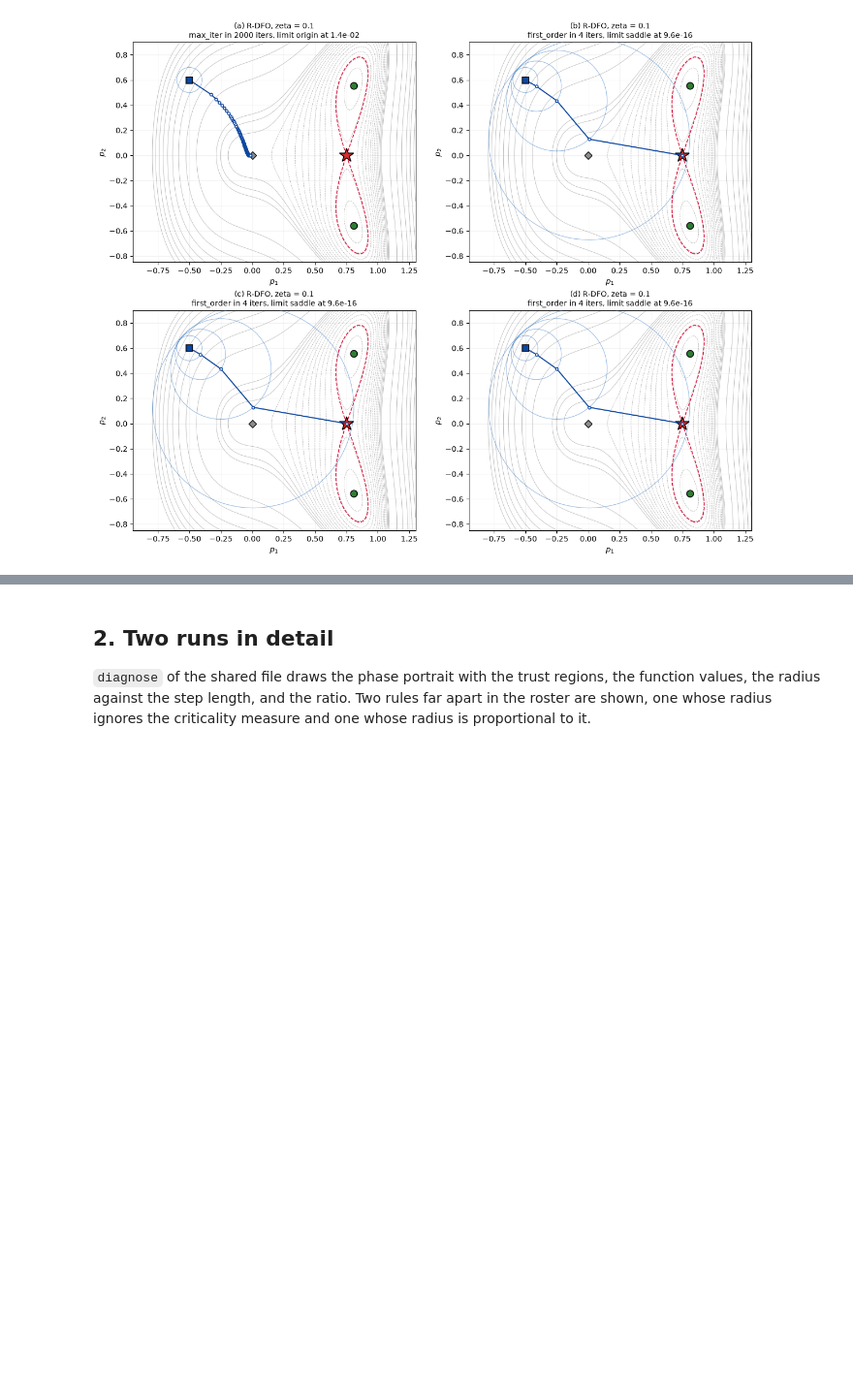
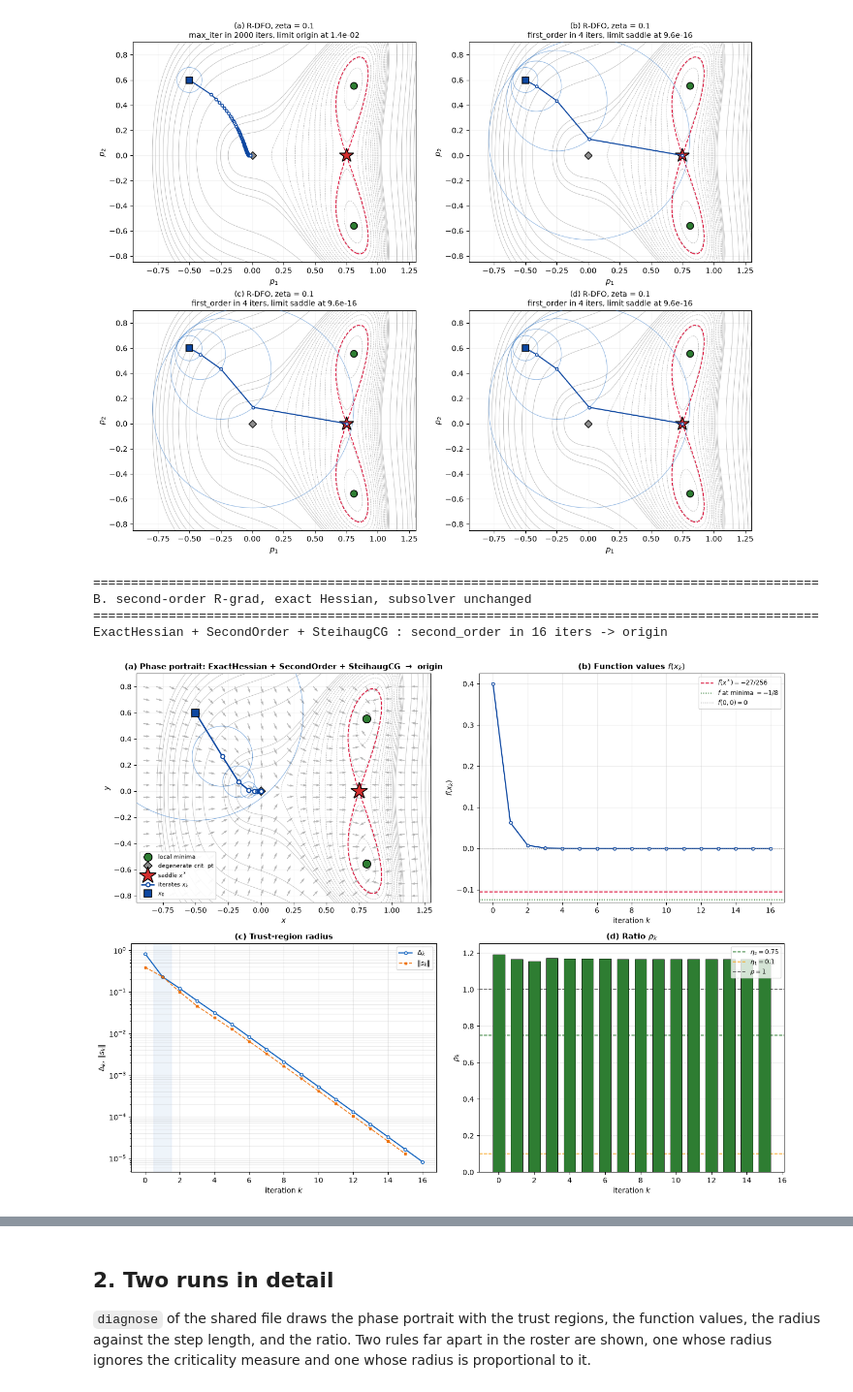
Before and after one commit to JeremyRieussec/TrustRegionRadius.jl, a Jupyter notebook: notebooks/FINAL/SPD/spd_target_saddle_v1.ipynb, the cells around one changed output, grey strips where cells are left out. Shown at 97% size. Drawn from its saved outputs; the diff is of its cells as text; code cells hidden in the pictures; blank space fills up the shorter version.

```diff
--- a/notebooks/FINAL/SPD/spd_target_saddle_v1.ipynb
+++ b/notebooks/FINAL/SPD/spd_target_saddle_v1.ipynb
@@ -371,3 +370,18 @@ fig4 = four_regimes(FOUR;
                     savepath = joinpath(@__DIR__, "four_regimes_dfo.pdf"))
 # %% [output]
 [figure]
+# %%
+println()
+println("="^96)
+println("B. second-order R-grad, exact Hessian, subsolver unchanged")
+println("="^96)
+fig_b = diagnose(rule = RGradTau(γ1 = G1, γ2 = G2, γ3 = G3, μ = MU0, Δmin = 0.0),
+                 model = ExactHessian(), subsolver = SteihaugCG(),
+                 kmax = KMAX, tol = TOL, tol_H = 1e-6,
+                 savepath = joinpath(SADDLEDIR, "B_rgradtau_exact_cg.png"))
+# %% [output]
+================================================================================================
+B. second-order R-grad, exact Hessian, subsolver unchanged
+================================================================================================
+ExactHessian + SecondOrder + SteihaugCG : second_order in 16 iters -> origin
+[figure, added]
```
Also changed, not shown: parts of 9 cells of this notebook, 10 other files.
